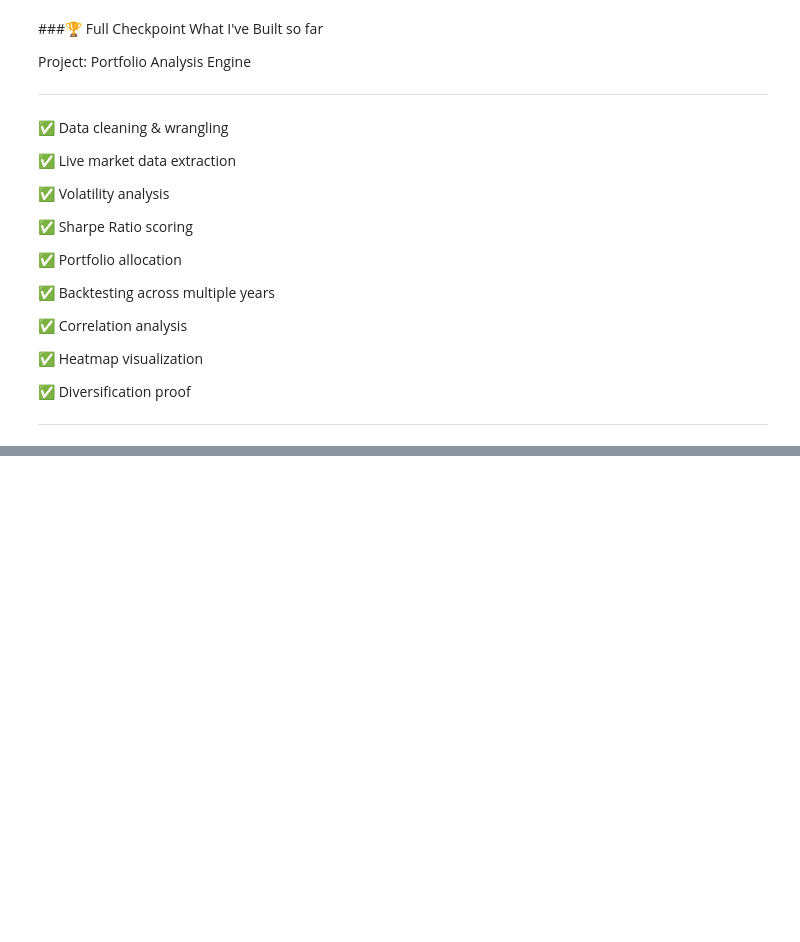
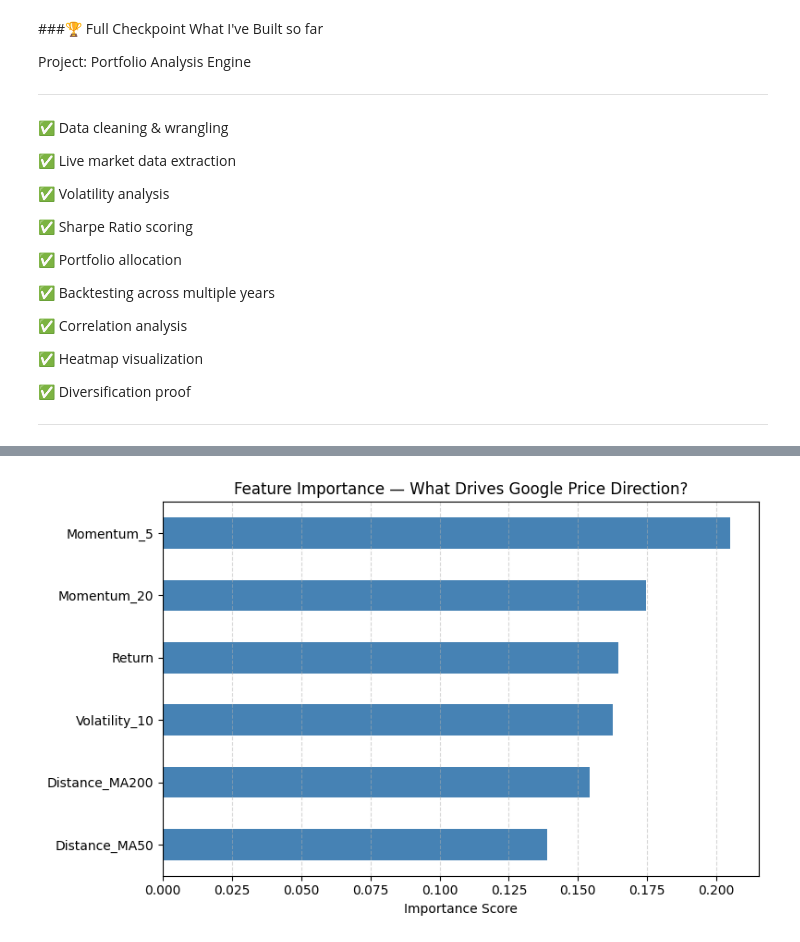
Before and after one commit to Markwema86/Portfolio-Analysis-Engine, a Jupyter notebook: Portfolio_Analysis_Engine.ipynb, the cells around one changed output, grey strips where cells are left out. Saved outputs shown, nothing was run; the diff lists cells and outputs as text; code cells hidden in the pictures; blank space fills up the shorter version.

```diff
--- a/Portfolio_Analysis_Engine.ipynb
+++ b/Portfolio_Analysis_Engine.ipynb
@@ -928,0 +1198,10 @@ Project: Portfolio Analysis Engine
+# %%
+# Target: 1 = price goes up tomorrow, 0 = price goes down
+df_ml['Target'] = (googl.shift(-1) > googl).astype(int)
+
+# Drop rows with missing values (from rolling calculations)
+df_ml = df_ml.dropna()
+
+print(f"\nTotal trading days available: {len(df_ml)}")
+print(f"\nUp days:   {df_ml['Target'].sum()} ({df_ml['Target'].mean():.1%})")
+print(f"Down days: {(df_ml['Target']==0).sum()} ({(1-df_ml['Target'].mean()):.1%})")
@@ -928,0 +1237,22 @@ Project: Portfolio Analysis Engine
+# %%
+# Training the ML Model
+from sklearn.ensemble import RandomForestClassifier
+from sklearn.metrics import accuracy_score, classification_report
+
+# Build the model
+model = RandomForestClassifier(
+    n_estimators=100,    # 100 decision trees voting together
+    max_depth=4,         # keep shallow to avoid overfitting
+    random_state=42
+)
+
+# Train it
+model.fit(X_train, y_train)
+
+# Test it
+predictions = model.predict(X_test)
+accuracy = accuracy_score(y_test, predictions)
+
+print(f"Model Accuracy: {accuracy:.2%}")
+print("\nDetailed Report:")
+print(classification_report(y_test, predictions))
@@ -928,0 +1271,13 @@ Project: Portfolio Analysis Engine
+# %%
+# Feature importance — what did the model find most useful?
+importance = pd.Series(model.feature_importances_, index=features)
+
+plt.figure(figsize=(8, 5))
+importance.sort_values().plot(kind='barh', color='steelblue')
+plt.title('Feature Importance — What Drives Google Price Direction?')
+plt.xlabel('Importance Score')
+plt.grid(axis='x', linestyle='--', alpha=0.5)
+plt.tight_layout()
+plt.show()
+# %% [output]
+[figure, added]
```
Also changed, not shown: parts of 74 cells of this notebook.
